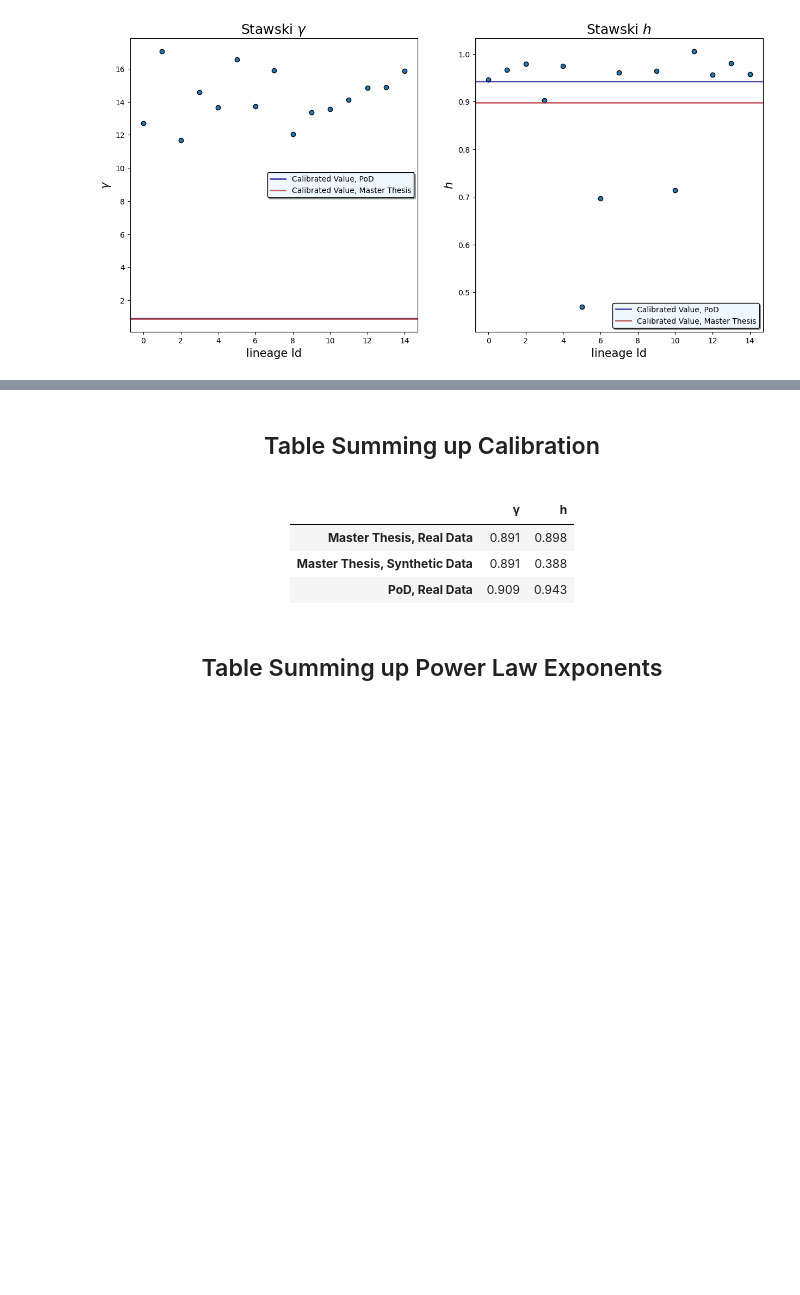
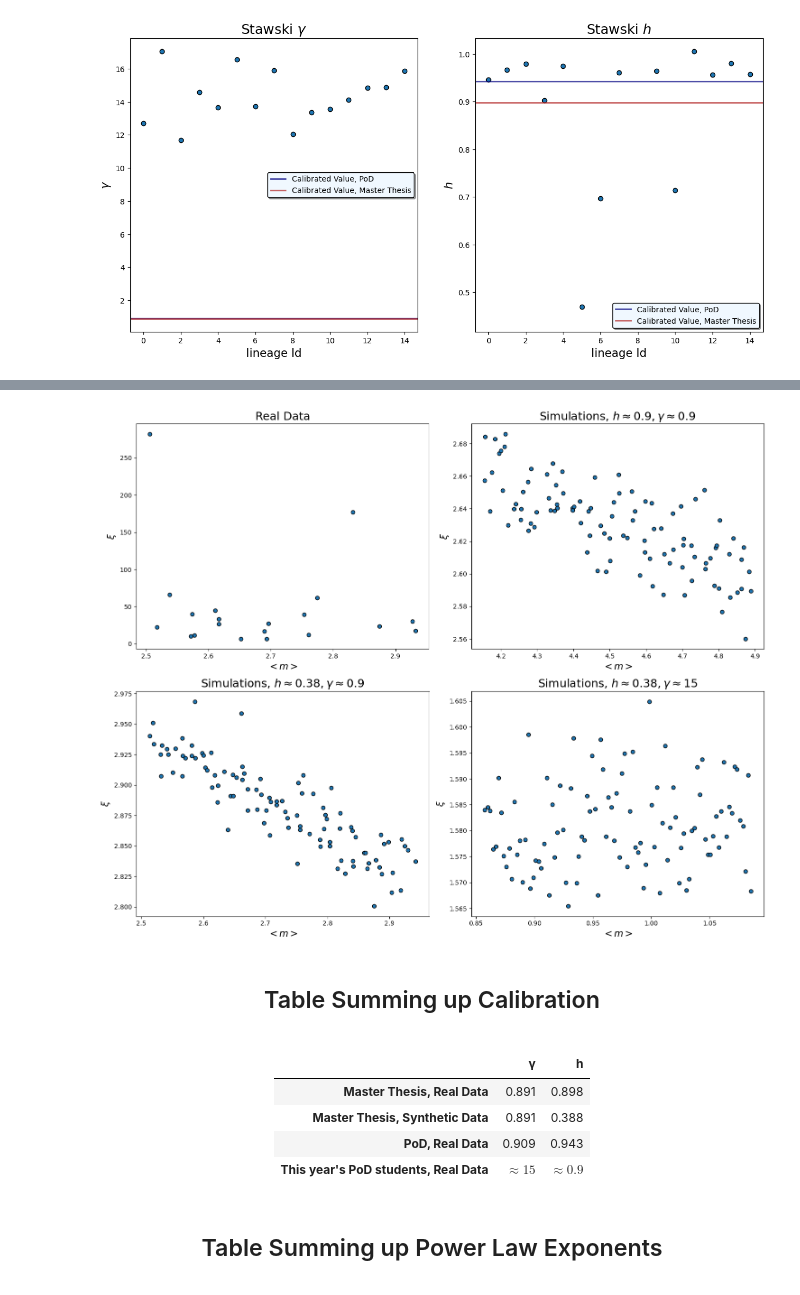
Before and after one commit to tommasoamico/masterThesis, a Jupyter notebook: code/pythonApp/visualization6.ipynb, the cells around one changed output, grey strips where cells are left out. Drawn from its saved outputs; the diff is of its cells as text; code cells hidden in the pictures; blank space fills up the shorter version.

```diff
--- a/code/pythonApp/visualization6.ipynb
+++ b/code/pythonApp/visualization6.ipynb
@@ -25 +16,20 @@ bayesianPath = '/Users/tommaso/Desktop/masterThesis/data/bayesianInference/'
 susmanBayesian = pd.read_csv(bayesianPath + 'susman18_export_run_635409.csv')
+# %%
+def plotCorrelationMeanSize(paths: Path, titles: List[str], suffix: str = '') -> None:
+    fig, ax_ = plt.subplots(2, 2, figsize=(15, 12))
+    for ax, path, title in zip(ax_.flatten(), paths, titles):
+
+        parametersPath: Path = path / f'correlationParameters{suffix}.csv'
+        correlationLenghts: pd.Series = pd.read_csv(parametersPath)[
+            'correlation']
+        allMeans: np.ndarray = np.load(
+            path / 'momentScaling' / f'allMeans{suffix}.npy')
+
+        ax.scatter(allMeans[0, :], correlationLenghts, edgecolor='black')
+        ax.set_xlabel('$<m>$', fontsize=15)
+        ax.set_ylabel('$\\xi$', fontsize=15)
+        ax.set_title(title, fontsize=18)
+
+    fig.tight_layout()
+
+    return fig, ax_
@@ -100,3 +119,8 @@ plotCorrelationMeanSize(proteinLowH)
+# %%
+_ = plotCorrelationMeanSize(
+    [susmanPathScaling, proteinHighH, proteinLowH, proteinStudentsH], titles=titles)
+# %% [output]
+[figure, added]
 # %% [markdown]
 <center>
 
@@ -106,11 +130,12 @@ plotCorrelationMeanSize(proteinLowH)
 # %% [markdown]
 <center>
 
-|                                   | **γ** | **h** |
-| --------------------------------- | :---: | :---: |
-| **Master Thesis, Real Data**      | 0.891 | 0.898 |
-| **Master Thesis, Synthetic Data** | 0.891 | 0.388 |
-| **PoD, Real Data**                | 0.909 | 0.943 |
+|                                         |    **γ**     |     **h**     |
+| --------------------------------------- | :----------: | :-----------: |
+| **Master Thesis, Real Data**            |    0.891     |     0.898     |
+| **Master Thesis, Synthetic Data**       |    0.891     |     0.388     |
+| **PoD, Real Data**                      |    0.909     |     0.943     |
+| **This year's PoD students, Real Data** | $\approx 15$ | $\approx 0.9$ |
 
 </center>
 # %% [markdown]
```
Also changed, not shown: parts of 14 cells of this notebook, 7 other files.
